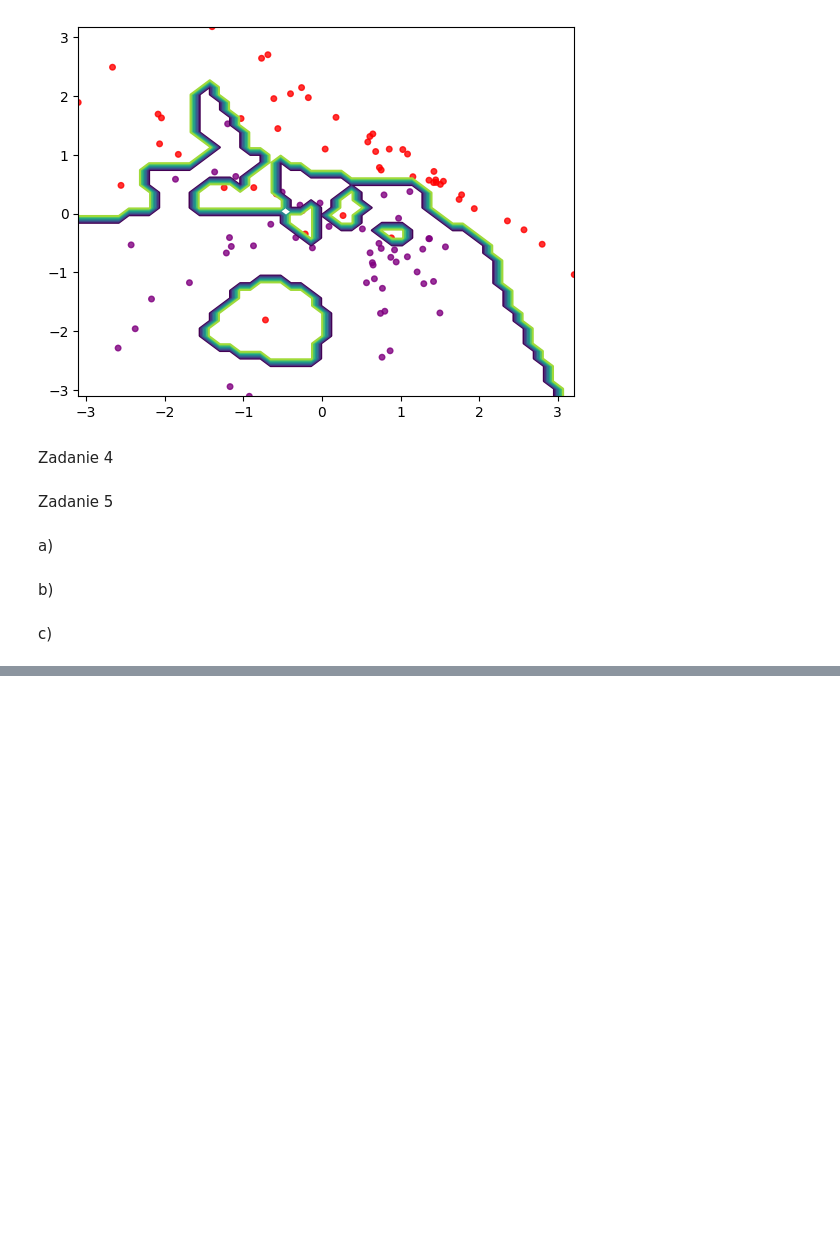
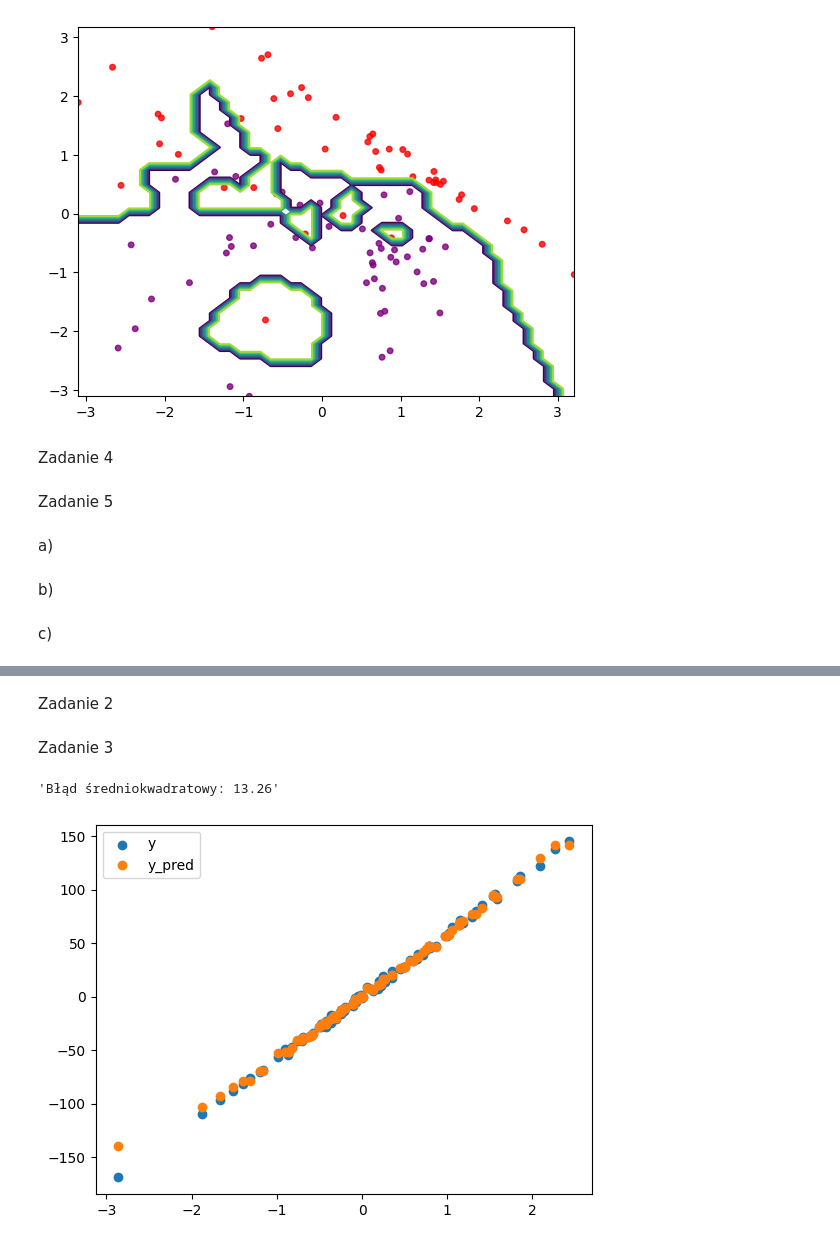
Before and after one commit to szvbvtk/Przetwarzanie_i_analiza_danych, a Jupyter notebook: lab_8.ipynb, the cells around one changed output, grey strips where cells are left out. Saved outputs shown, nothing was run; the diff lists cells and outputs as text; code cells hidden in the pictures; blank space fills up the shorter version.

```diff
--- a/lab_8.ipynb
+++ b/lab_8.ipynb
@@ -9,29 +9,28 @@ IMPLEMENTACJA
 # %%
-# https://towardsdatascience.com/create-your-own-k-nearest-neighbors-algorithm-in-python-eb7093fc6339
 class KNNClassifier:
     def __init__(self, n_neighbors=1, use_KDTree=False):
         self.n_neighbors = n_neighbors
         self.use_KDTree = use_KDTree
 
+
     @staticmethod
     def euclidean(X_train, X):
         return np.sqrt(np.sum((X_train - X)**2, axis=1))
+
 
     def fit(self, X, y):
         self.X_train = np.array(X)
         self.y_train = np.array(y)
 
+        # żeby można było tego używać w jednej linii knnClassifier.fit(X, y).predict(X)
+        return self
+
+
 
     def predict(self, X):
-        # self.labels = []
         y = []
         for i, x in enumerate(X):
             distances = KNNClassifier.euclidean(self.X_train, x)
-            # self.neighbors.append([distances, i])
-            # self.neighbors.sort(reverse=False)
-            # self.neighbors = self.neighbors[0:self.n_neighbors]
-            # labels = [self.y_train[i] for _, i in self.neighbors]
-            # self.labels.append(mode(labels))
 
             neighbors_idx = np.argsort(distances)[0:self.n_neighbors]
             neighbors_labels = self.y_train[neighbors_idx]
@@ -41,8 +40,7 @@ class KNNClassifier:
 
         y = np.array(y)
         return y
-        # self.labels = np.array(self.labels)
-        # return self.labels
+
 
     def score(self, X, y):
         y_pred = self.predict(X)
@@ -113,0 +159,23 @@ plt.scatter(X_reduced[:, 0], X_reduced[:, 1], c=colormap[y], alpha=0.8, s=4**2);
+# %%
+X, y = datasets.make_regression(n_samples=100, n_features=1, noise=2, random_state=5)
+# %% [markdown]
+Zadanie 2
+# %%
+knnRegressor = KNNRegressor(n_neighbors=2, use_KDTree=False)
+
+knnRegressor.fit(X, y);
+
+y_pred = knnRegressor.predict(X)
+# %% [markdown]
+Zadanie 3
+# %%
+MSE = knnRegressor.score(X, y)
+f"Błąd średniokwadratowy: {MSE:.2f}"
+# %% [output]
+'Błąd średniokwadratowy: 13.26'
+# %%
+plt.scatter(X, y, label='y')
+plt.scatter(X, y_pred, label='y_pred')
+plt.legend();
+# %% [output]
+[figure, added]
```
Also changed, not shown: parts of 13 cells of this notebook, 1 other file.
